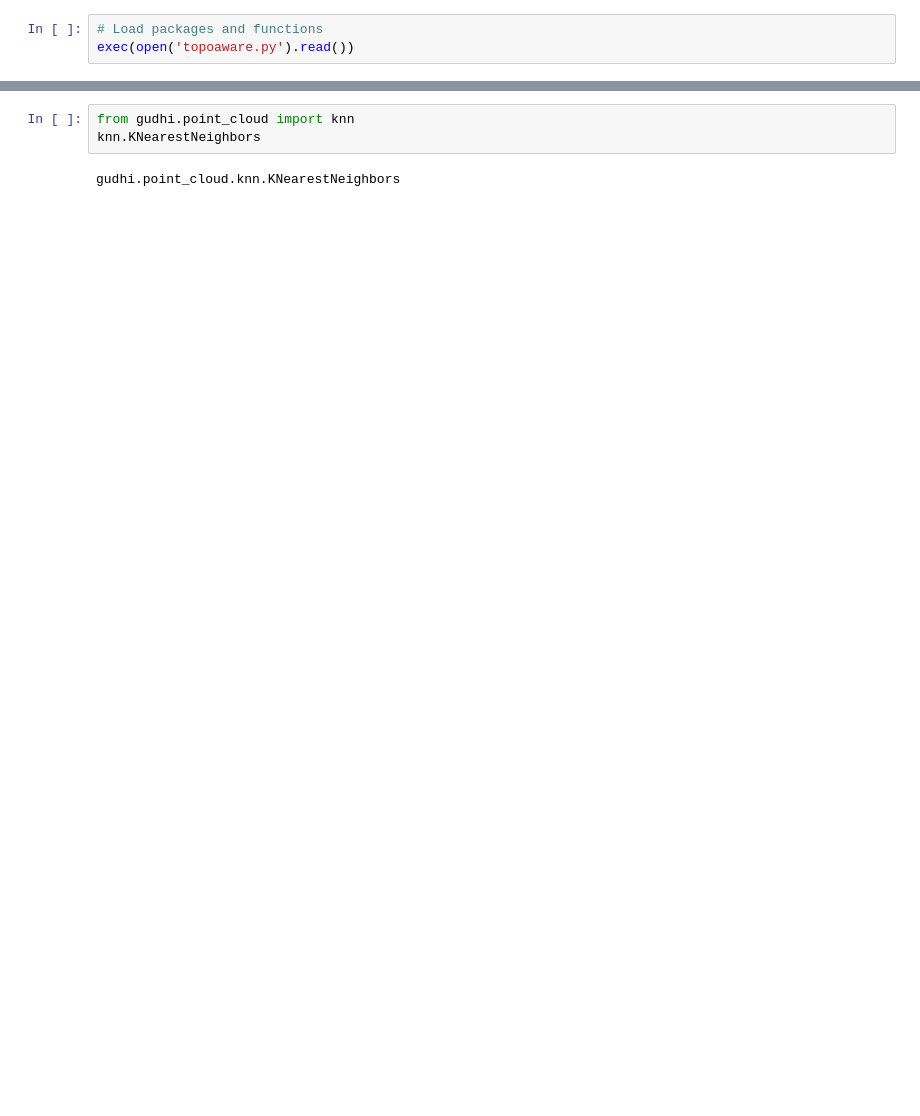
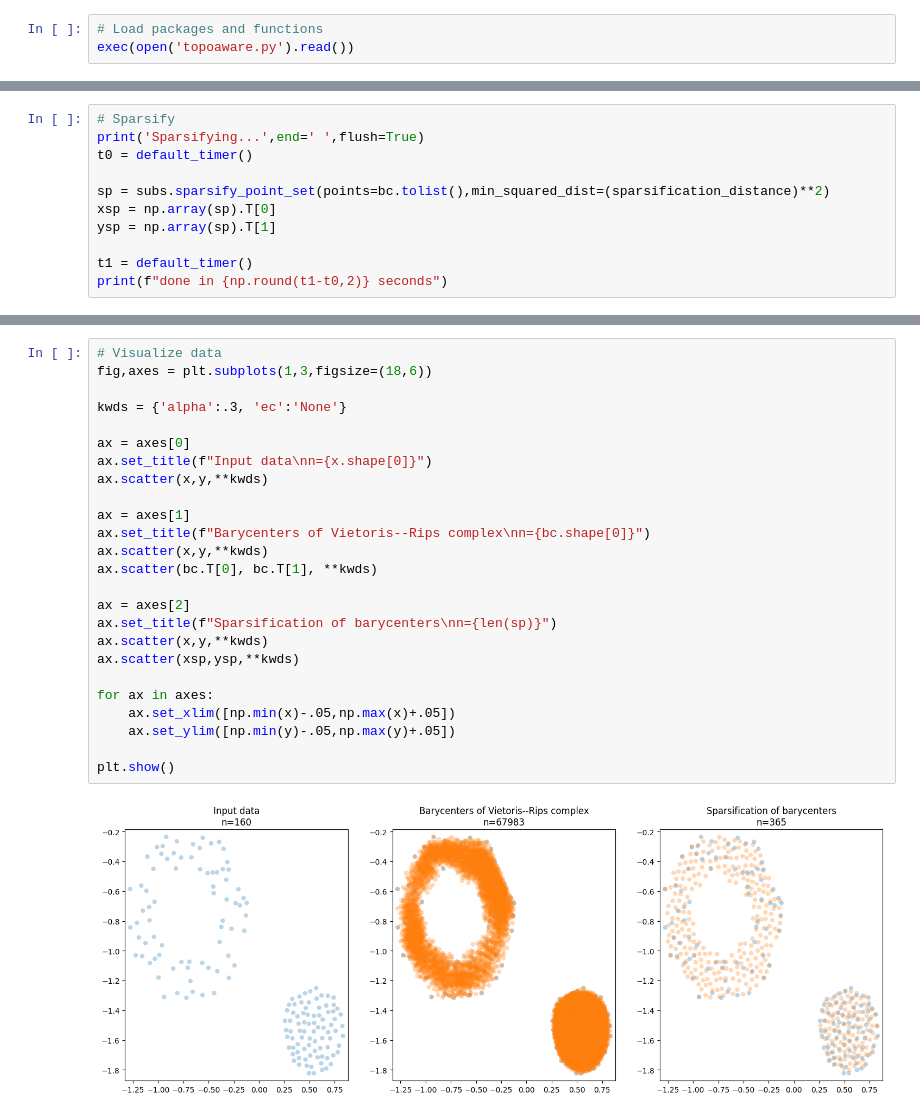
Before and after one commit to jlazovskis/TopoAware, a Jupyter notebook: python/example.ipynb, the cells around one changed output, grey strips where cells are left out. Cells and saved outputs as stored; diff of their text form; blank space fills up the shorter version.

```diff
--- a/python/example.ipynb
+++ b/python/example.ipynb
@@ -14,0 +53,11 @@ complex_vr = complex_vr_container.create_simplex_tree(max_dimension=2)
+# %%
+# Sparsify
+print('Sparsifying...',end=' ',flush=True)
+t0 = default_timer()
+
+sp = subs.sparsify_point_set(points=bc.tolist(),min_squared_dist=(sparsification_distance)**2)
+xsp = np.array(sp).T[0]
+ysp = np.array(sp).T[1]
+
+t1 = default_timer()
+print(f"done in {np.round(t1-t0,2)} seconds")
@@ -15,5 +78,27 @@ complex_vr = complex_vr_container.create_simplex_tree(max_dimension=2)
 # %%
-from gudhi.point_cloud import knn
-knn.KNearestNeighbors
+# Visualize data
+fig,axes = plt.subplots(1,3,figsize=(18,6))
+
+kwds = {'alpha':.3, 'ec':'None'}
+
+ax = axes[0]
+ax.set_title(f"Input data\nn={x.shape[0]}")
+ax.scatter(x,y,**kwds)
+
+ax = axes[1]
+ax.set_title(f"Barycenters of Vietoris--Rips complex\nn={bc.shape[0]}")
+ax.scatter(x,y,**kwds)
+ax.scatter(bc.T[0], bc.T[1], **kwds)
+
+ax = axes[2]
+ax.set_title(f"Sparsification of barycenters\nn={len(sp)}")
+ax.scatter(x,y,**kwds)
+ax.scatter(xsp,ysp,**kwds)
+
+for ax in axes:
+    ax.set_xlim([np.min(x)-.05,np.max(x)+.05])
+    ax.set_ylim([np.min(y)-.05,np.max(y)+.05])
+
+plt.show()
 # %% [output]
-gudhi.point_cloud.knn.KNearestNeighbors
+[figure, added]
```
Also changed, not shown: parts of 7 cells of this notebook, 1 other file.
